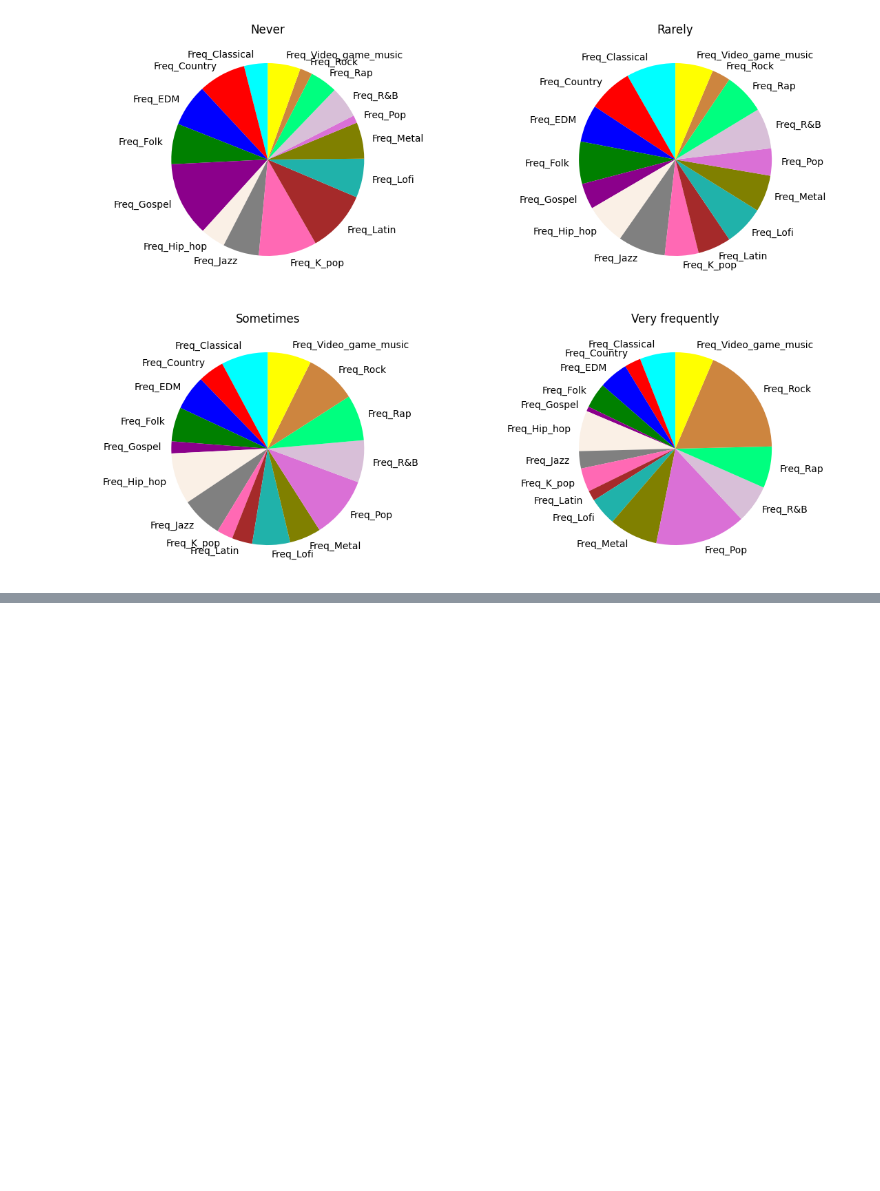
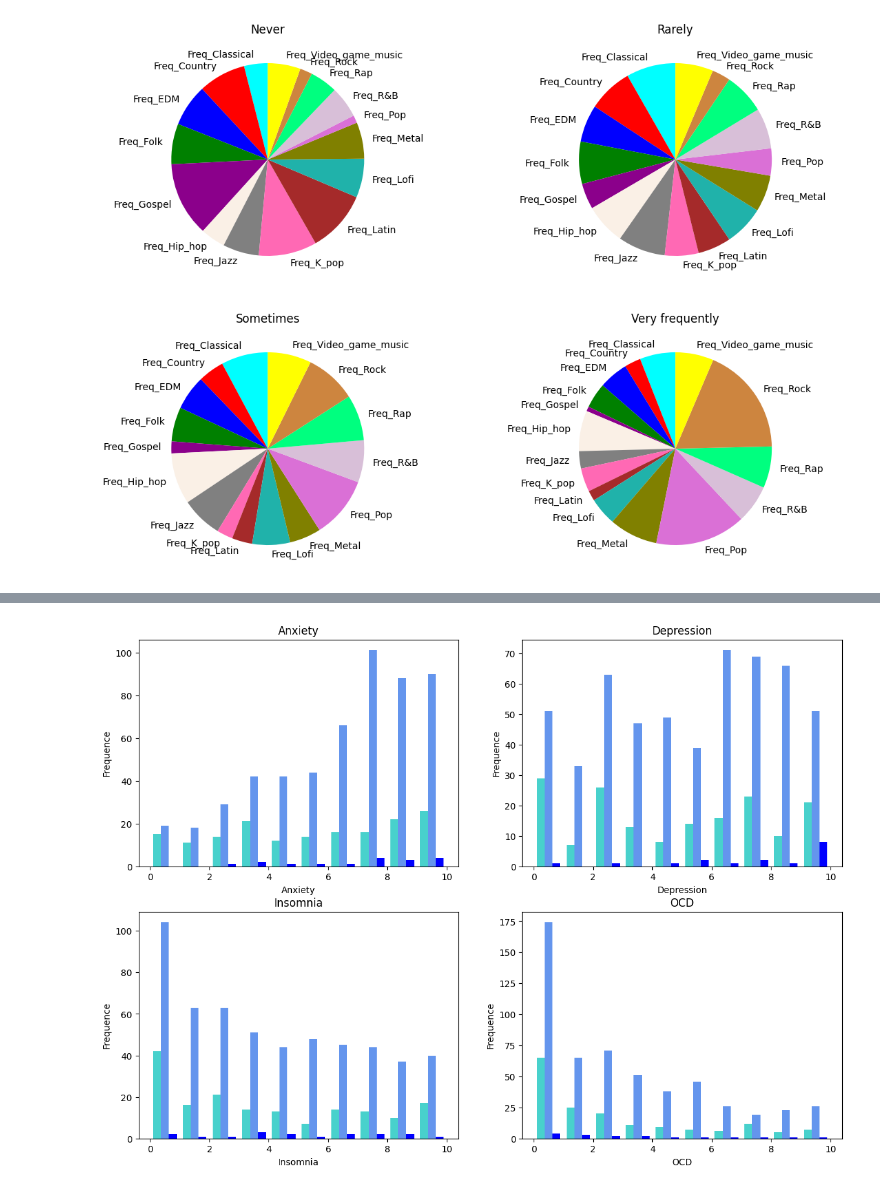
Before and after one commit to alessiasanfelici/Programming-2022-2023, a Jupyter notebook: Project_Programming (1).ipynb, the cells around one changed output, grey strips where cells are left out. Cells and saved outputs as stored; diff of their text form; code cells hidden in the pictures; blank space fills up the shorter version.

```diff
--- a/Project_Programming (1).ipynb
+++ b/Project_Programming (1).ipynb
@@ -346,0 +355,19 @@ width = 0.25
+# %%
+fig, axs = plt.subplots(2, 2, figsize = (14,10))
+for i in range(0,2):
+    for j in range(2,4):
+        if i == 0:
+            axs[i,j-2].hist([music_health_df.loc[music_health_df[music_health_df.columns[-2]] == 0,music_health_df.columns[23:27][i+j-2]], music_health_df.loc[music_health_df[music_health_df.columns[-2]] == 1,music_health_df.columns[23:27][i+j-2]],
+            music_health_df.loc[music_health_df[music_health_df.columns[-2]] == 2,music_health_df.columns[23:27][i+j-2]]], color = ["mediumturquoise", "cornflowerblue", "blue"], label = music_health_df.columns[23:27][i])
+            axs[i,j-2].title.set_text(music_health_df.columns[23:27][i+j-2])
+            axs[i,j-2].set_xlabel(music_health_df.columns[23:27][i+j-2])
+            axs[i,j-2].set_ylabel("Frequence")
+        else:
+            axs[i,j-2].hist([music_health_df.loc[music_health_df[music_health_df.columns[-2]] == 0,music_health_df.columns[23:27][i+j-1]], music_health_df.loc[music_health_df[music_health_df.columns[-2]] == 1,music_health_df.columns[23:27][i+j-1]],
+            music_health_df.loc[music_health_df[music_health_df.columns[-2]] == 2,music_health_df.columns[23:27][i+j-1]]], color = ["mediumturquoise", "cornflowerblue", "blue"], label = music_health_df.columns[23:27][i+j-1])
+            axs[i,j-2].title.set_text(music_health_df.columns[23:27][i+j-1])
+            axs[i,j-2].set_xlabel(music_health_df.columns[23:27][i+j-1])
+            axs[i,j-2].set_ylabel("Frequence")
+plt.show()
+# %% [output]
+[figure, added]
```
Also changed, not shown: parts of 6 cells of this notebook, 1 other file.
